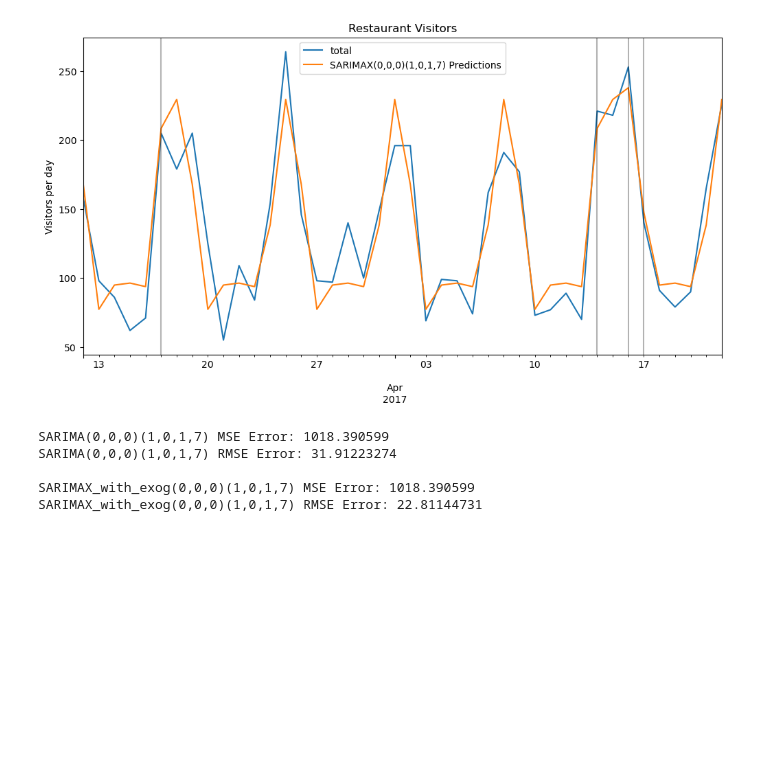
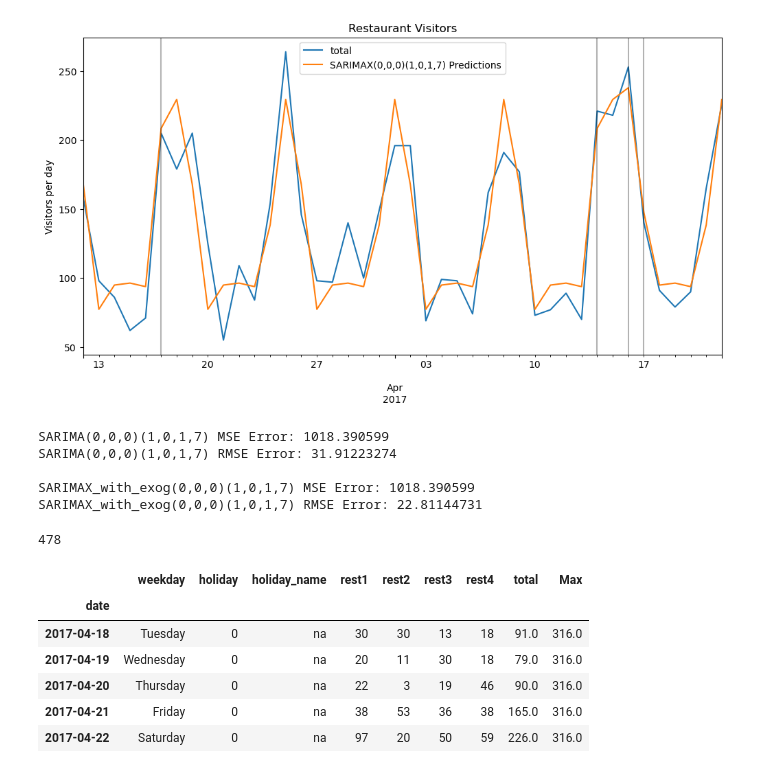
Before and after one commit to Narula901/Python-Library, a Jupyter notebook: Forecasting Model/lec-10.1 SARIMA.ipynb, the cells around one changed output. Cells and saved outputs as stored; diff of their text form; code cells hidden in the pictures; blank space fills up the shorter version.

```diff
--- a/Forecasting Model/lec-10.1 SARIMA.ipynb
+++ b/Forecasting Model/lec-10.1 SARIMA.ipynb
@@ -422,3 +422,17 @@ SARIMA(0,0,0)(1,0,1,7) RMSE Error: 31.91223274
 
 SARIMAX_with_exog(0,0,0)(1,0,1,7) MSE Error: 1018.390599
 SARIMAX_with_exog(0,0,0)(1,0,1,7) RMSE Error: 22.81144731
+# %%
+len(restaurant)
+# %% [output]
+478
+# %%
+restaurant.tail()
+# %% [output]
+|  | weekday | holiday | holiday_name | rest1 | rest2 | rest3 | rest4 | total | Max |
+| date |  |  |  |  |  |  |  |  |  |
+| 2017-04-18 | Tuesday | 0 | na | 30 | 30 | 13 | 18 | 91.0 | 316.0 |
+| 2017-04-19 | Wednesday | 0 | na | 20 | 11 | 30 | 18 | 79.0 | 316.0 |
+| 2017-04-20 | Thursday | 0 | na | 22 | 3 | 19 | 46 | 90.0 | 316.0 |
+| 2017-04-21 | Friday | 0 | na | 38 | 53 | 36 | 38 | 165.0 | 316.0 |
+| 2017-04-22 | Saturday | 0 | na | 97 | 20 | 50 | 59 | 226.0 | 316.0 |
```
Also changed, not shown: parts of 10 cells of this notebook.
